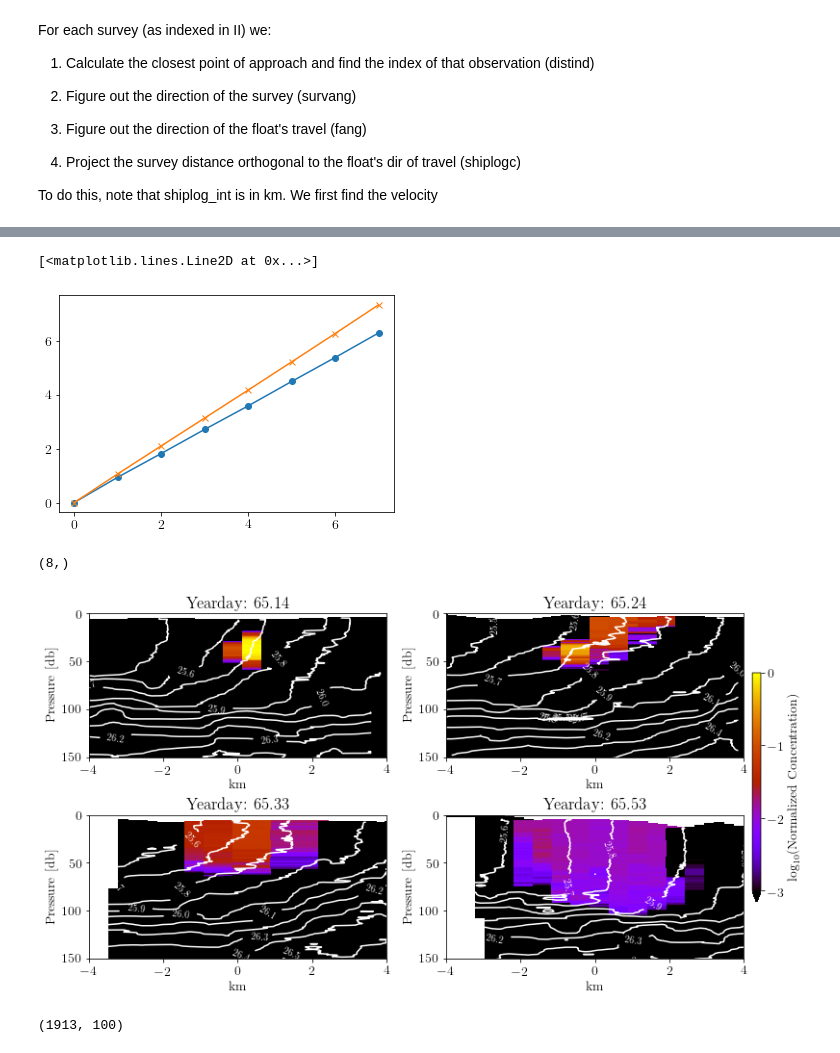
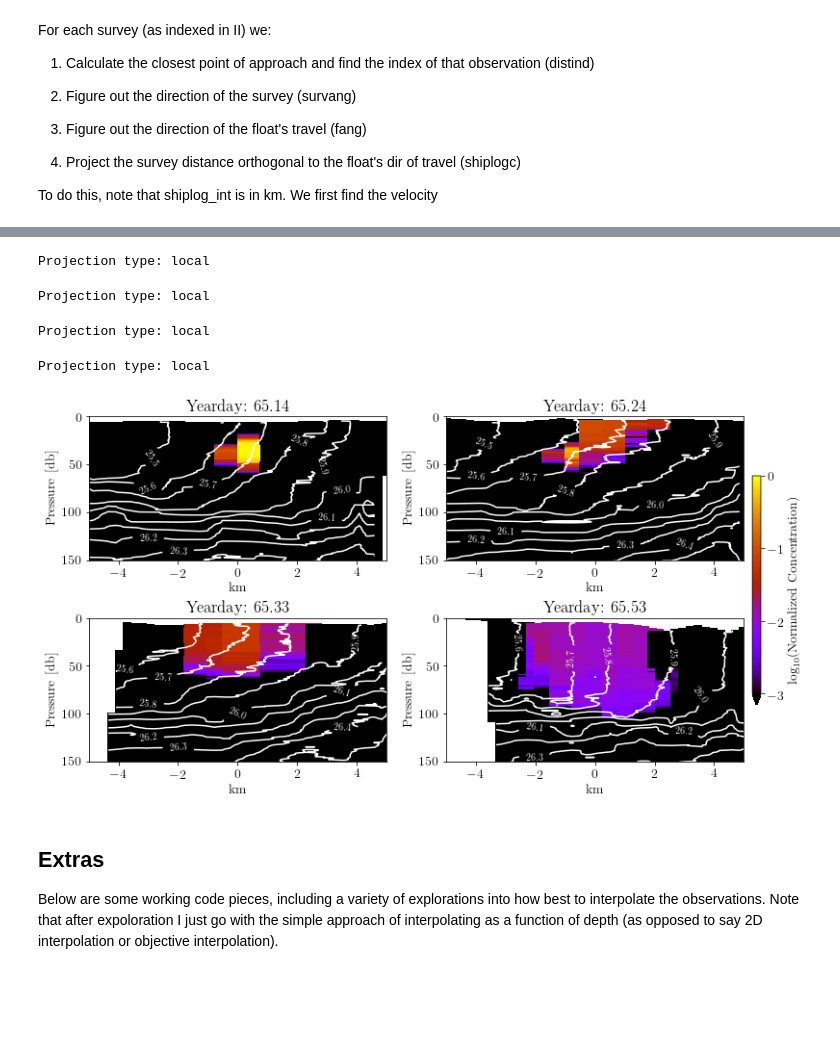
Before and after one commit to wenegrat/LATMIXDYE, a Jupyter notebook: MakeDyeObsSlicePlot.ipynb, the cells around one changed output, grey strips where cells are left out. Saved outputs shown, nothing was run; the diff lists cells and outputs as text; code cells hidden in the pictures; blank space fills up the shorter version.

```diff
--- a/MakeDyeObsSlicePlot.ipynb
+++ b/MakeDyeObsSlicePlot.ipynb
@@ -261,14 +239,0 @@ for i in range(0, nc-1):
-# %%
-slm = np.nanmean(shiplog[:,span], axis=0)
-plt.plot(slm-slm[0], '-o')
-distlat = np.cumsum(latdm)
-distlon = np.cumsum(londm)
-plt.plot(np.sqrt((distlat-distlat[0])**2 + (distlon-distlon[0])**2)/1000, '-x')
-# %% [output]
-[<matplotlib.lines.Line2D at 0x...>]
-[figure, removed]
-# %%
-latdm = np.gradient(lat_int[span]*109e3)
-latdm.shape
-# %% [output]
-(8,)
@@ -285,7 +387,14 @@ crossings = [4,  6, 8, 12]
 xcrosslims = [[-5, 5], [-5, 5], [-4, 6], [-7, 3]]
 xcrosslims = [[-5, 5], [-5, 5], [-4, 6], [-4, 6]]
 xcrosslims = [[-4, 4], [-4, 4], [-4, 4], [-4, 4]]
+xcrosslims = [[-5, 5], [-5, 5], [-5, 5], [-5, 5]]
 
+mc1 = [(-3, 40), (-3, 75), (-1, 75), (2, 25), (3, 50), (3.5, 80), (3, 110), (-3, 125), (-2, 140)]
+mc2 = [(-3.8, 25), (-4, 60), (-2.2, 75), (-1, 75), (4, 25), (2, 90),(-3, 120), (-4, 130), (1, 135), (3, 135)]
+mc3 = [(-3.8, 50), (-2.5, 75), (-3, 90), (4, 25), (0, 100), (3.5, 80), (3.5, 120), (-3, 125), (-2, 140)]
+mc4 = [(-3, 25), (-1, 40), (0, 40), (2.5, 40), (3.5, 80), (-2, 120), (3, 125), (-2, 140)]
+
+mc = [mc1, mc2, mc3, mc4]
 #crossings = [4, 6, 7, 8]
 norm = np.nanmax(fluorppb)
 
@@ -326,43 +435,48 @@ for i in range(1, len(crossings)+1):
 
     mask = np.isfinite(X+Y+R)
     X = np.ma.masked_where(~np.isfinite(X+Y+R), X)
     Y = np.ma.masked_where(~np.isfinite(Y+X+R), Y)
     R = np.ma.masked_where(~np.isfinite(X+Y+R), R)
 
     cs = axs[str(i)].contour(Xp, Y, R,rhoc, colors='w')
-    axs[str(i)].clabel(cs, inline=1, fontsize=10, fmt='%1.1f')
+    #if i==2:
+    #    mc = [(-3.8, 25), (-4, 60), (-2.2, 75), (-1, 75), (4, 25), (2, 90),(-3, 120), (-4, 130), (1, 135), (3, 135)]
+    #    axs[str(i)].clabel(cs, cs.levels[::1], inline=1, fontsize=10, fmt='%1.1f', manual = mc)
+    #else:
+    axs[str(i)].clabel(cs, cs.levels[::1], inline=1, fontsize=10, fmt='%1.1f', manual=mc[i-1])
     axs[str(i)].set_ylim(0, 150)
     axs[str(i)].invert_yaxis()
     axs[str(i)].set_xlabel('km')
     axs[str(i)].set_ylabel('Pressure [db]')
     axs[str(i)].set_title('Yearday: %2.2f' %np.nanmean(jday[:,span]))
     axs[str(i)].set_xlim(xcrosslims[i-1])
 
     #axs[str(i)].scatter(shiplogobs, depthobs, marker='x')
 #    axs[str(i)].grid()
 
 
 #test float data
 #axs['5'].plot(fyd, flat)
 # ADD COLORBAR
 fig.subplots_adjust(right=0.9)
 cbar_ax = fig.add_axes([0.91, 0.25, 0.01, 0.5])
 cb = fig.colorbar(im, cax=cbar_ax, extend='min')
 cb.set_ticks([-3, -2, -1, 0])
 cb.set_label('log$_{10}$(Normalized Concentration)')
 cb.solids.set_edgecolor("face")
 plt.subplots_adjust(wspace=0.2, hspace=0.4)
 
-#plt.savefig('/data/pacific/jacob/LATMIXDYE/NEWFIGS/DyeObsOverview_INT2.pdf', bbox_inches='tight')
+#plt.savefig('/data/pacific/jacob/LATMIXDYE/NEWFIGS/DyeObsOverview_REV.pdf', bbox_inches='tight')
 # %% [output]
+Projection type: local
+Projection type: local
+Projection type: local
+Projection type: local
-[figure, old version]
+[figure, new version]
-# %%
-Xp = np.zeros(X.shape)
-Xp[:,1:] = 0.5*(X[:,1:] + X[:,0:-1])
-Xp[:,0] = -5
-Xp.shape
-# %% [output]
-(1913, 100)
+# %% [markdown]
+## Extras
+
+Below are some working code pieces, including a variety of explorations into how best to interpolate the observations. Note that after expoloration I just go with the simple approach of interpolating as a function of depth (as opposed to say 2D interpolation or objective interpolation).
 # %%
 # DO INTERPOLATION FUNCTION
 
```
Also changed, not shown: parts of 39 cells of this notebook.
